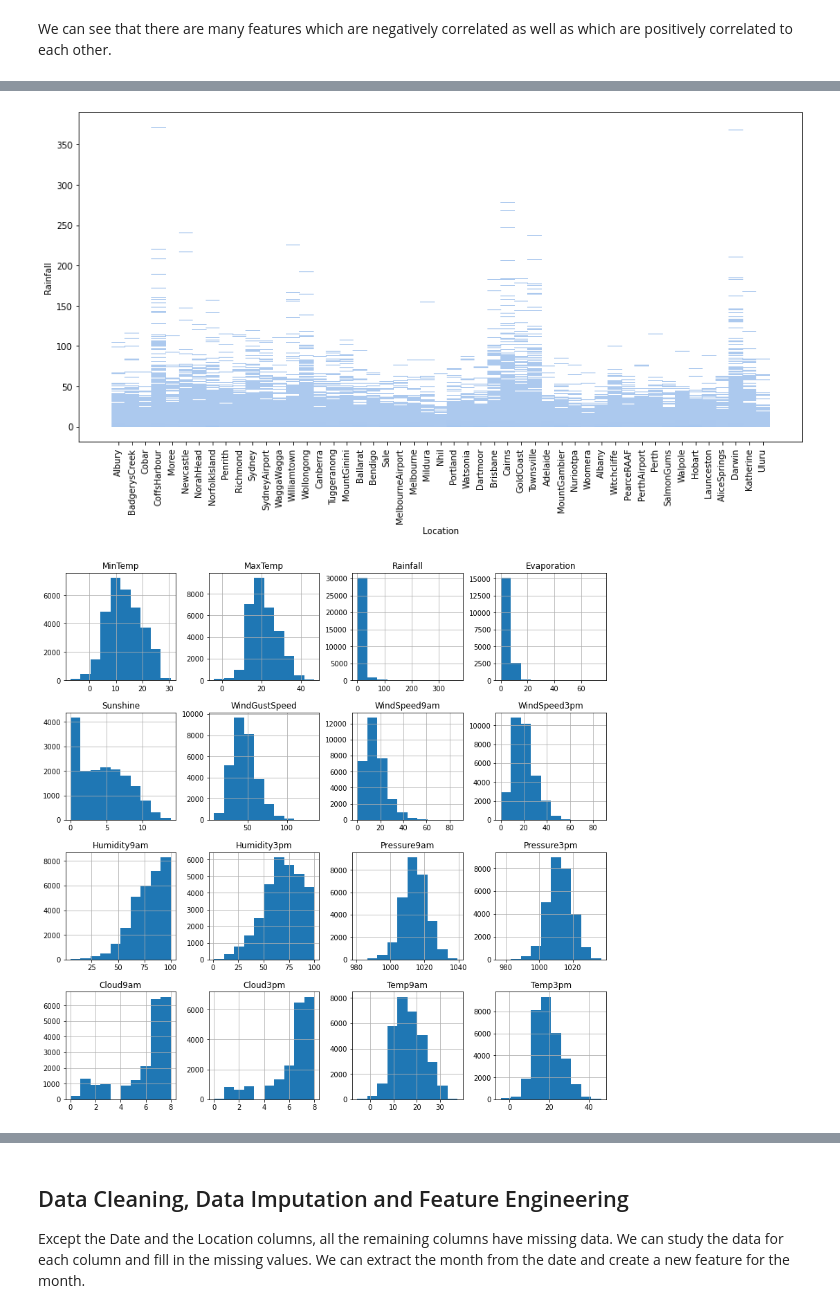
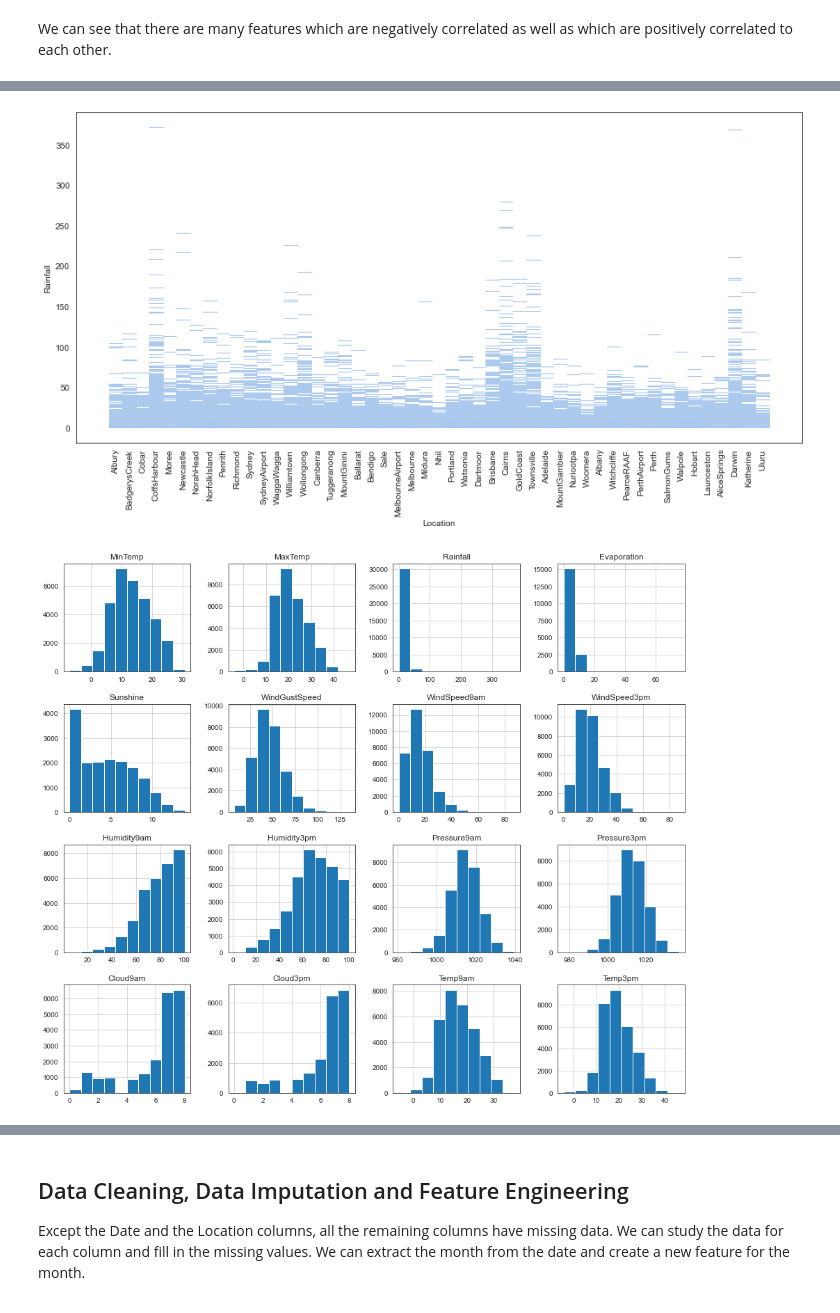
Before and after one commit to ayg15/rain-in-australia, a Jupyter notebook: Predicting Rain In Australia.ipynb, the cells around one changed output, grey strips where cells are left out. Cells and saved outputs as stored; diff of their text form; code cells hidden in the pictures.

```diff
--- a/Predicting Rain In Australia.ipynb
+++ b/Predicting Rain In Australia.ipynb
@@ -77,6 +77,7 @@ sns.heatmap(rain_df.corr(), annot=True, fmt='.2f')
 # %% [markdown]
 We can see that there are many features which are negatively correlated as  well as which are positively correlated to each other.
 # %%
-sns.countplot(x='RainTomorrow', data=rain_df)
+sns.set_style('whitegrid')
+sns.countplot(x='RainTomorrow', data=rain_df, palette='CMRmap')
 # %% [output]
 <AxesSubplot:xlabel='RainTomorrow', ylabel='count'>
@@ -84,13 +97,14 @@ sns.countplot(x='RainTomorrow', data=rain_df)
 # %%
 plt.figure(figsize=(15,7))
+sns.set_style('white')
 sns.histplot(x='Location', y='Rainfall', data=rain_df)
 plt.xticks(rotation=90);
 # %% [output]
-[figure, old version]
+[figure, new version]
 # %%
-rain_df[rain_df['RainTomorrow']=='Yes'].hist(figsize=(14, 14));
+rain_df[rain_df['RainTomorrow']=='Yes'].hist(figsize=(16, 14));
 # %% [output]
-[figure, old version]
+[figure, new version]
 # %%
 rain_df[rain_df['RainTomorrow']=='No'].hist(figsize=(14, 14));
 # %% [output]
```
Also changed, not shown: parts of 68 cells of this notebook.
